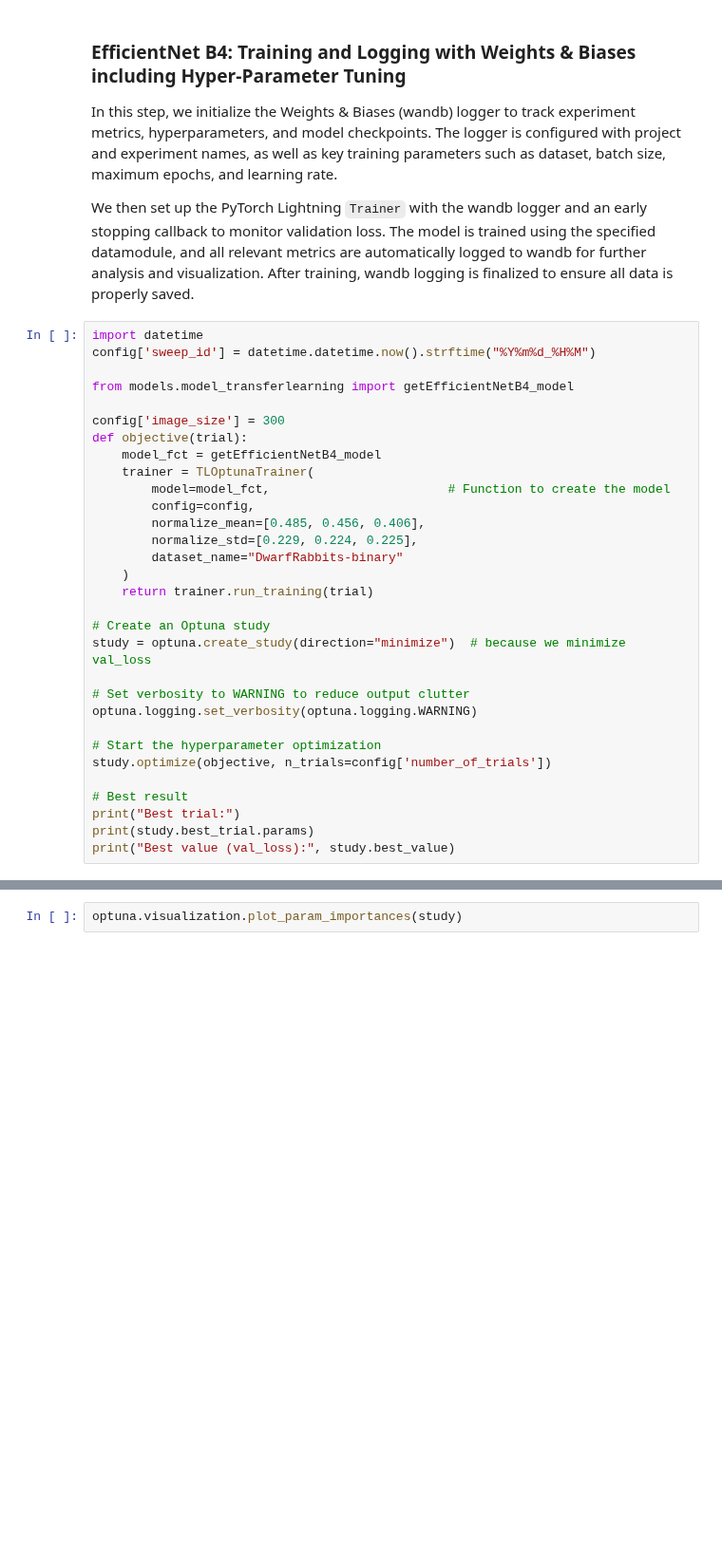
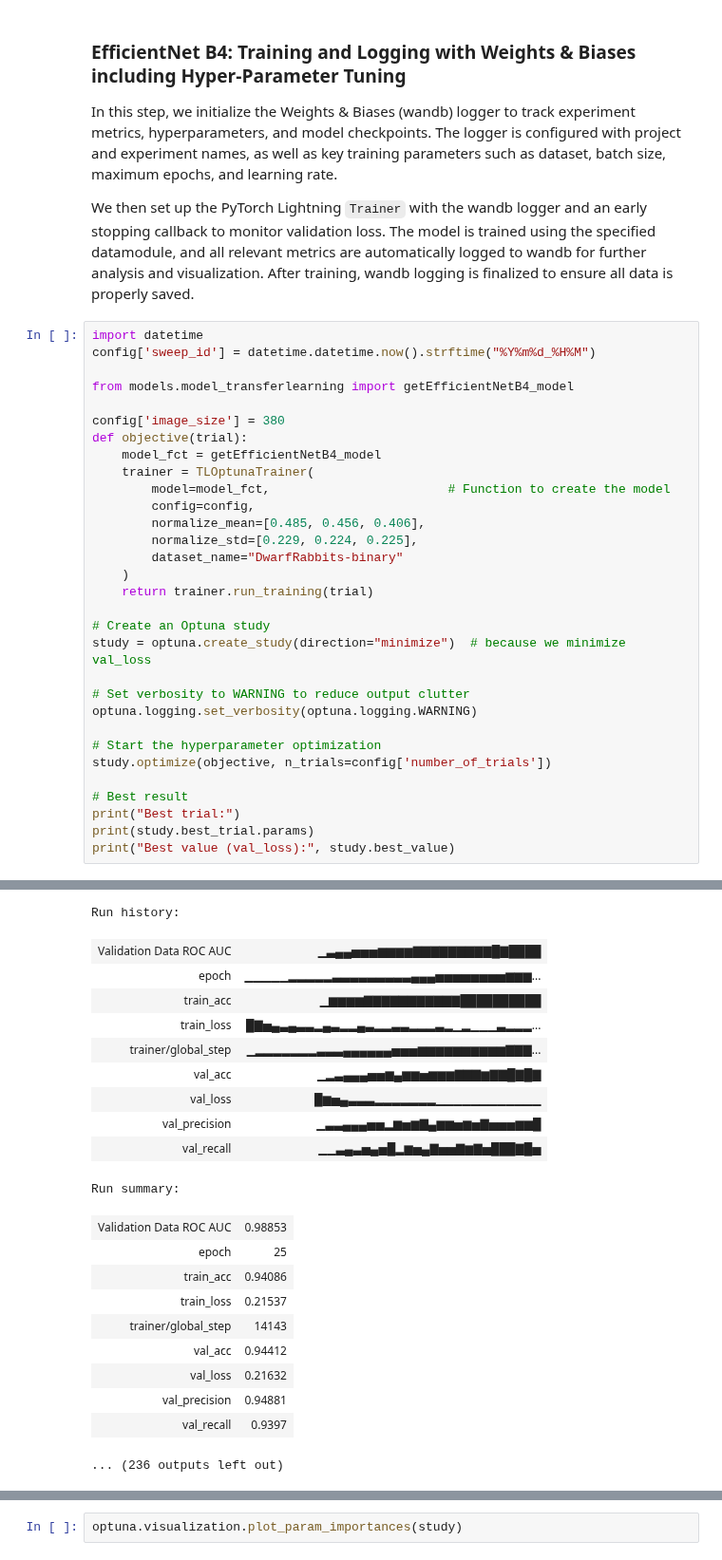
Before and after one commit to lukpausr/HKA_VDKI, a Jupyter notebook: main transferlearning.ipynb, the cells around one changed output, grey strips where cells are left out. Shown at 95% size. Saved outputs shown, nothing was run; the diff lists cells and outputs as text; blank space fills up the shorter version.

```diff
--- a/main transferlearning.ipynb
+++ b/main transferlearning.ipynb
@@ -678,7 +678,7 @@ config['sweep_id'] = datetime.datetime.now().strftime("%Y%m%d_%H%M")
 
 from models.model_transferlearning import getEfficientNetB4_model
 
-config['image_size'] = 300
+config['image_size'] = 380
 def objective(trial):
     model_fct = getEfficientNetB4_model
     trainer = TLOptunaTrainer(
@@ -738,2 +739,23 @@ c:\Users\lukas\anaconda3\envs\VDKI-Projekt\Lib\site-packages\pytorch_lightning\t
+Run history:
+| Validation Data ROC AUC | ▁▃▄▄▅▅▅▆▆▆▆▇▇▇▇▇▇▇▇▇█▇████ |
+| epoch | ▁▁▁▁▁▂▂▂▂▂▃▃▃▃▃▃▃▃▃▄▄▄▅▅▅▅▅▅▅▅▆▆▆... |
+| train_acc | ▁▆▆▆▆▇▇▇▇▇▇▇▇▇▇▇██████████ |
+| train_loss | █▇▅▄▃▄▃▃▂▄▃▂▂▄▃▂▂▃▃▂▂▂▃▂▁▂▁▁▁▃▂▂▂... |
+| trainer/global_step | ▁▂▂▂▂▂▂▂▃▃▃▄▄▄▄▄▄▅▅▅▆▆▆▆▆▆▆▆▆▆▇▇▇... |
+| val_acc | ▁▂▃▄▄▄▅▅▆▄▆▆▅▆▆▆▇▇▇▆▇▇█▇█▇ |
+| val_loss | █▆▅▄▃▃▃▂▂▂▂▂▂▂▁▁▁▁▁▁▁▁▁▁▁▁ |
+| val_precision | ▁▃▃▄▄▄▅▅▂▆▅▆▇▄▆▆▅▆▅▇▅▅▅▆▆█ |
+| val_recall | ▁▁▃▄▃▅▄▅█▂▆▅▄▇▅▅▇▆▇▅███▇█▅ |
+Run summary:
+| Validation Data ROC AUC | 0.98853 |
+| epoch | 25 |
+| train_acc | 0.94086 |
+| train_loss | 0.21537 |
+| trainer/global_step | 14143 |
+| val_acc | 0.94412 |
+| val_loss | 0.21632 |
+| val_precision | 0.94881 |
+| val_recall | 0.9397 |
+... (236 outputs left out)
 # %%
 optuna.visualization.plot_optimization_history(study)
```
Also changed, not shown: parts of 2 cells of this notebook, 2 other files.
